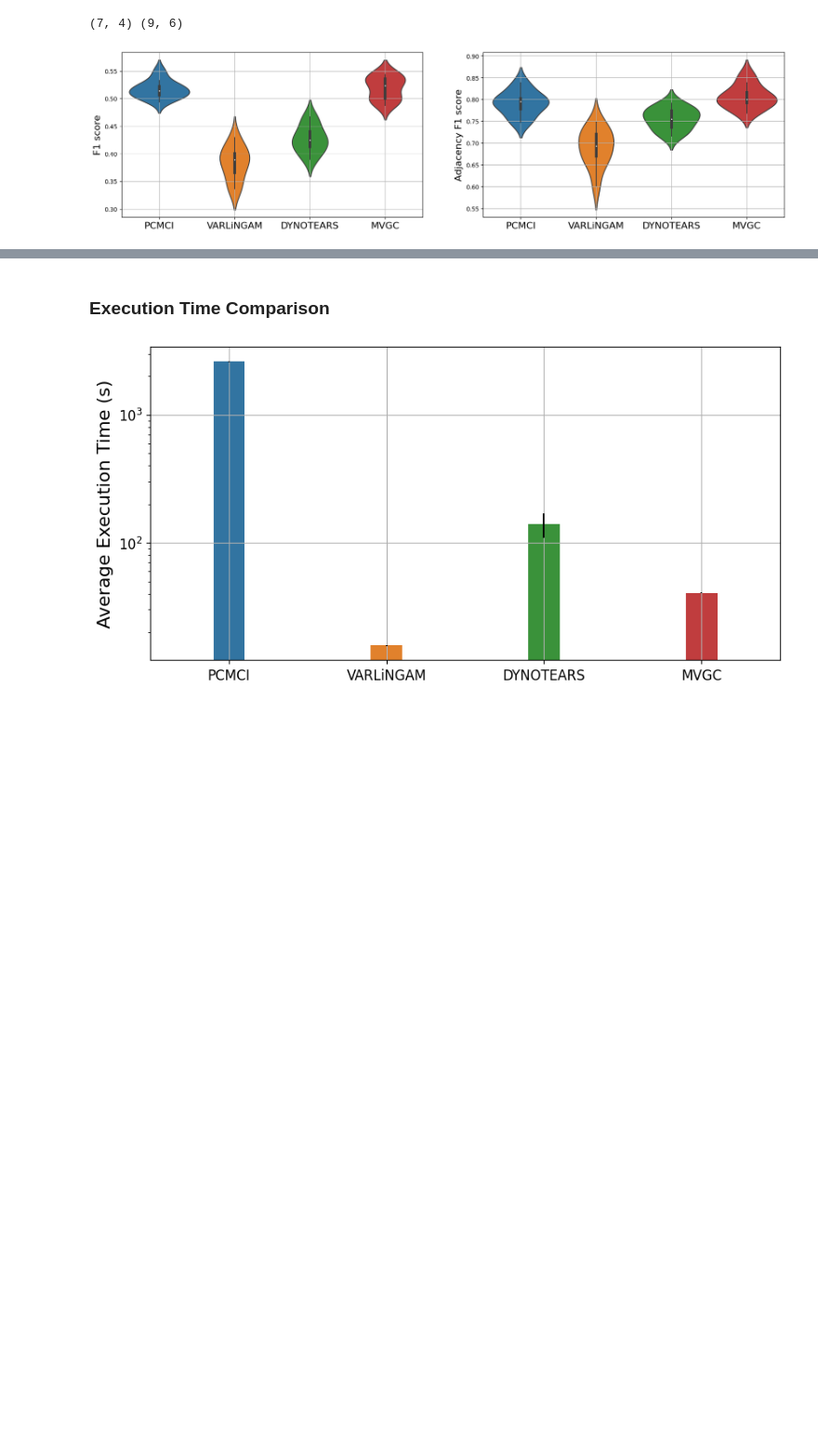
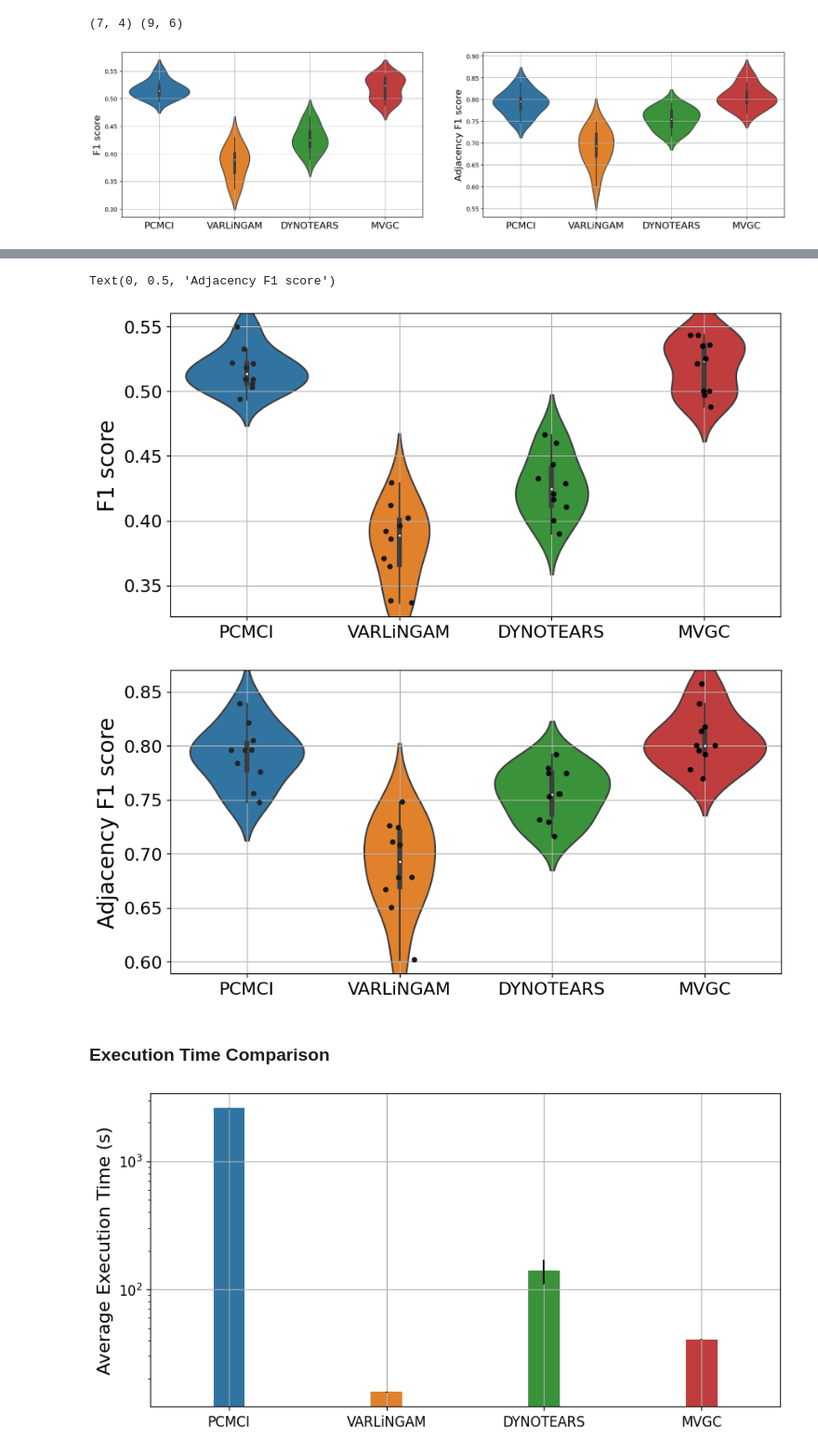
Before and after one commit to nozarilab/2023Arab_CaLLTiF, a Jupyter notebook: Simulated fMRI Causality/causality_methods_simulated_small_degree_macaque.ipynb, the cells around one changed output, grey strips where cells are left out. Shown at 93% size. Drawn from its saved outputs; the diff is of its cells as text; code cells hidden in the pictures; blank space fills up the shorter version.

```diff
--- a/Simulated fMRI Causality/causality_methods_simulated_small_degree_macaque.ipynb
+++ b/Simulated fMRI Causality/causality_methods_simulated_small_degree_macaque.ipynb
@@ -1317,3 +1317,42 @@ Text(0, 0.5, 'Adjacency F1 score')
+# %%
+labels = ['PCMCI', 'VARLiNGAM','DYNOTEARS','MVGC']
+
+## Adjacency
+
+adj_all_methods_F1_score_dist  = []
+adj_all_methods_F1_score_dist. append(np.array(pcmci_adj_F1_scores_at_best))
+adj_all_methods_F1_score_dist. append(np.array(varlingam_adj_F1_scores_at_best))
+adj_all_methods_F1_score_dist. append(np.array(dynotears_adj_F1_scores_at_best))
+adj_all_methods_F1_score_dist. append(np.array(mvgc_adj_F1_scores_at_best))
+
+ori_all_methods_F1_score_dist  = []
+ori_all_methods_F1_score_dist. append(np.array(pcmci_ori_F1_scores_at_best))
+ori_all_methods_F1_score_dist. append(np.array(varlingam_ori_F1_scores_at_best))
+ori_all_methods_F1_score_dist. append(np.array(dynotears_ori_F1_scores_at_best))
+ori_all_methods_F1_score_dist. append(np.array(mvgc_ori_F1_scores_at_best))
+
+
+plt.figure(figsize = (10,5))
+ax = plt.subplot()
+parts = sns.violinplot(ori_all_methods_F1_score_dist)
+sns.stripplot(ori_all_methods_F1_score_dist, color="black")
+ax.set_xticklabels(labels,fontsize = 16)
+plt.yticks(fontsize = 16)
+plt.grid()
+plt.ylabel('F1 score',fontsize = 20)
+
+plt.figure(figsize = (10,5))
+ax = plt.subplot()
+parts = sns.violinplot(adj_all_methods_F1_score_dist)
+sns.stripplot(adj_all_methods_F1_score_dist, color="black")
+ax.set_xticklabels(labels,fontsize = 16)
+plt.yticks(fontsize = 16)
+plt.grid()
+plt.ylabel('Adjacency F1 score',fontsize = 20)
+# %% [output]
+Text(0, 0.5, 'Adjacency F1 score')
+[figure, added]
+[figure, added]
 # %% [markdown]
 ### Execution Time Comparison
 # %%
```
Also changed, not shown: parts of 5 cells of this notebook, 3 other files.
